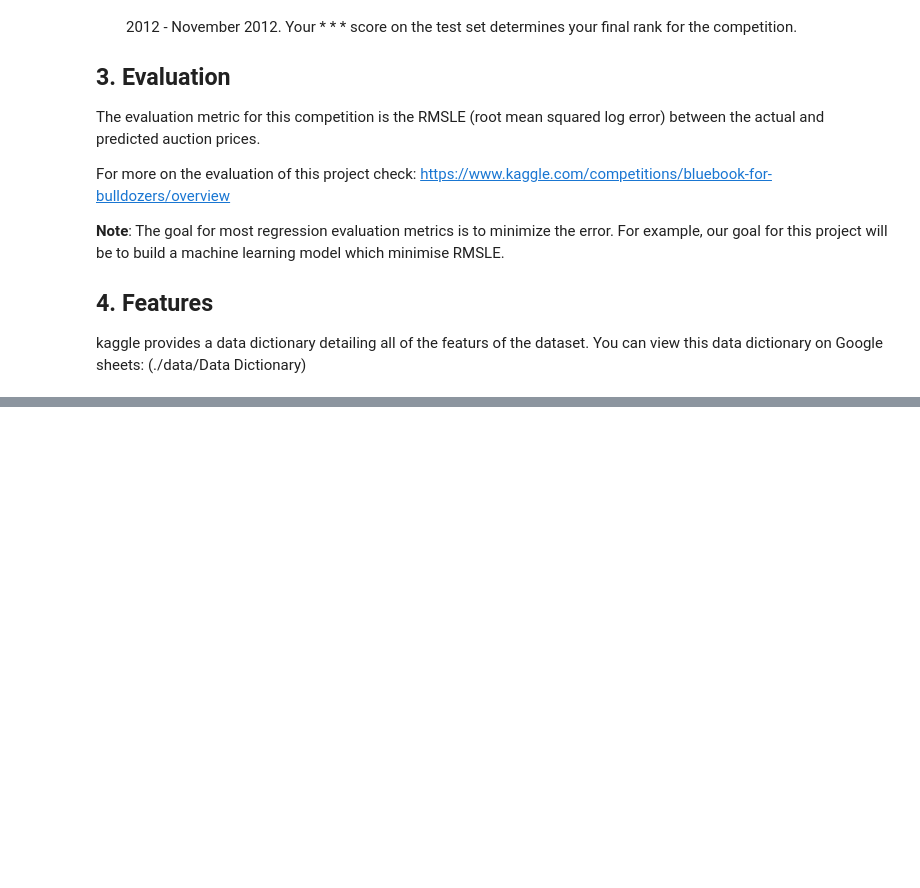
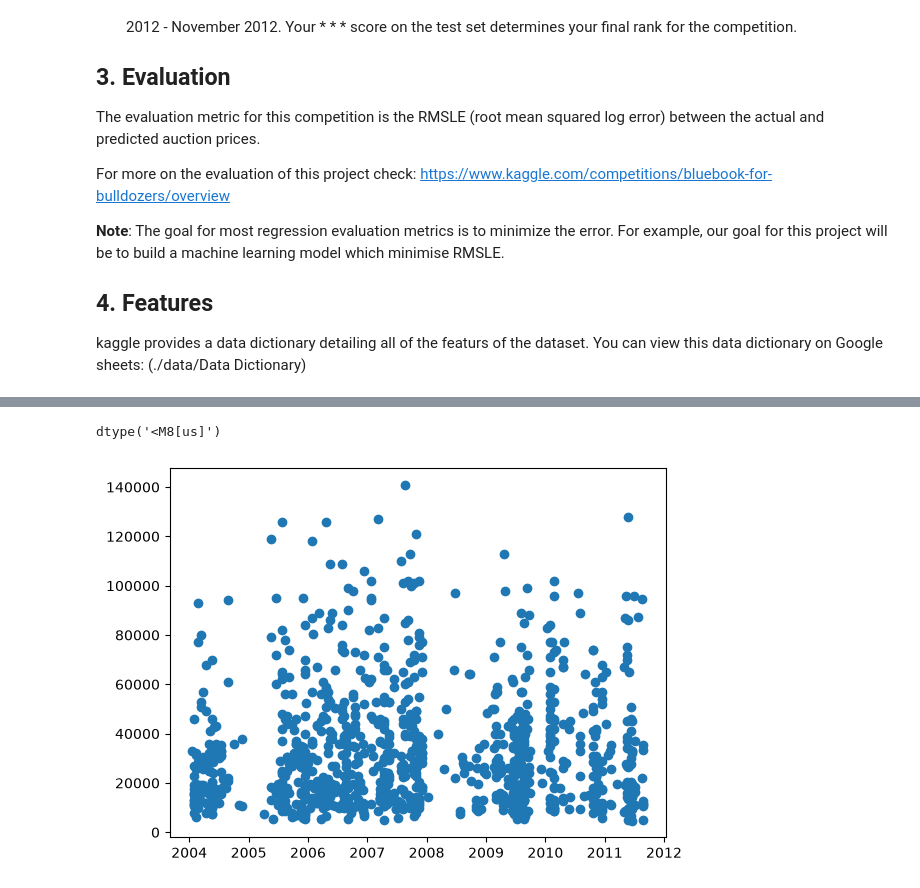
Before and after one commit to Kazim0071/bulldozer-price-prediction, a Jupyter notebook: end-to-end-bulldozer-price-regression.ipynb, the cells around one changed output, grey strips where cells are left out. Saved outputs shown, nothing was run; the diff lists cells and outputs as text; code cells hidden in the pictures; blank space fills up the shorter version.

```diff
--- a/end-to-end-bulldozer-price-regression.ipynb
+++ b/end-to-end-bulldozer-price-regression.ipynb
@@ -36,0 +111,12 @@ import sklearn
+# %%
+# Import data again but this time parse dates
+df = pd.read_csv("data/TrainAndValid.csv", low_memory=False, parse_dates=["saledate"])
+# %%
+df["saledate"].dtypes
+# %% [output]
+dtype('<M8[us]')
+# %%
+fig, ax = plt.subplots()
+ax.scatter(df["saledate"][:1000], df["SalePrice"][:1000]);
+# %% [output]
+[figure, added]
```
Also changed, not shown: parts of 43 cells of this notebook, 1 other file.
